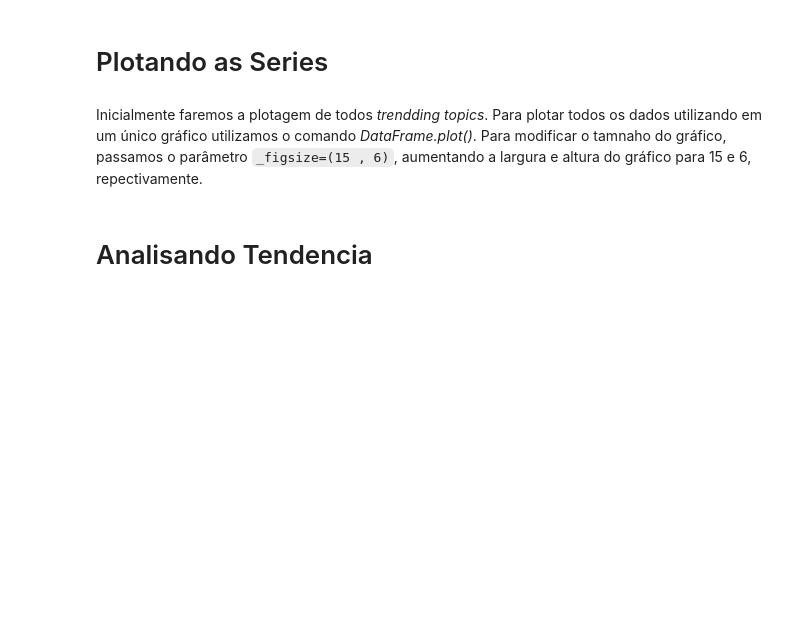
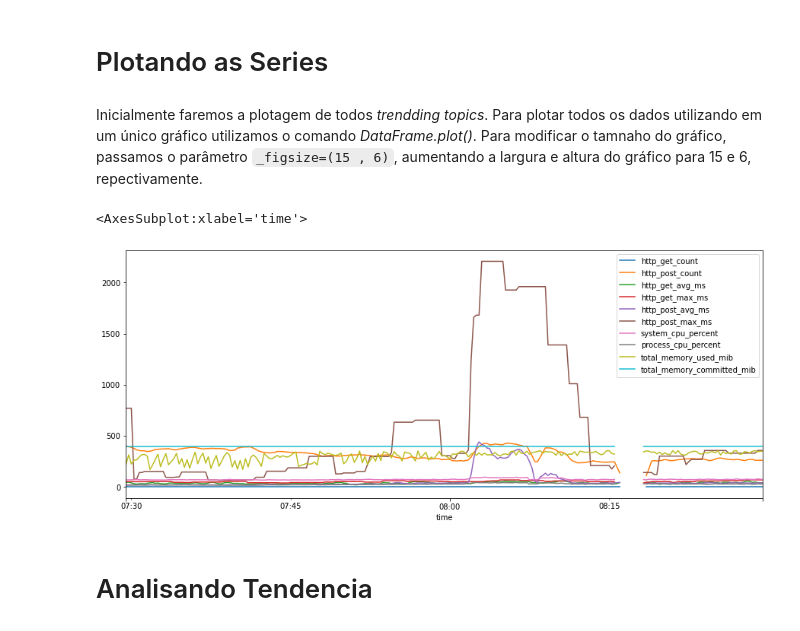
Before and after one commit to Oraculum-Fatec/api-monitoramento-site, a Jupyter notebook: Time_Serires.ipynb, the cells around one changed output. Drawn from its saved outputs; the diff is of its cells as text; code cells hidden in the pictures; blank space fills up the shorter version.

````diff
--- a/Time_Serires.ipynb
+++ b/Time_Serires.ipynb
@@ -99,6 +101,11 @@ memory usage: 98.6 KB
 # Plotando as Series
 # %% [markdown]
 Inicialmente faremos a plotagem de todos _trendding topics_. Para plotar todos os dados utilizando em um único gráfico utilizamos o comando _DataFrame.plot()_. Para modificar o tamnaho do gráfico, passamos o parâmetro ```_figsize=(15 , 6)```, aumentando a largura e altura do gráfico para 15 e 6, repectivamente.
+# %%
+df.plot(figsize=(15,6))
+# %% [output]
+<AxesSubplot:xlabel='time'>
+[figure, added]
 # %% [markdown]
 # Analisando Tendencia
 # %% [markdown]
````
Also changed, not shown: parts of 4 cells of this notebook, 2 other files.
